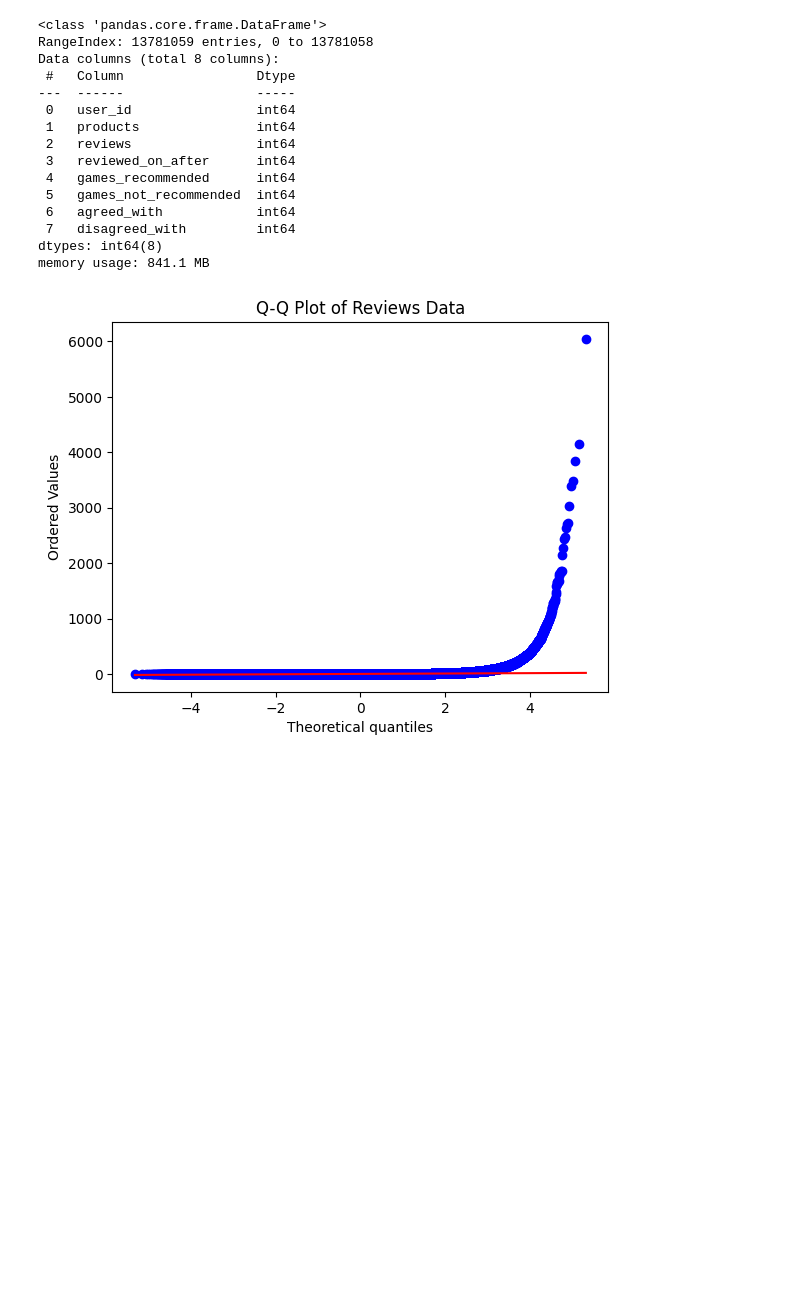
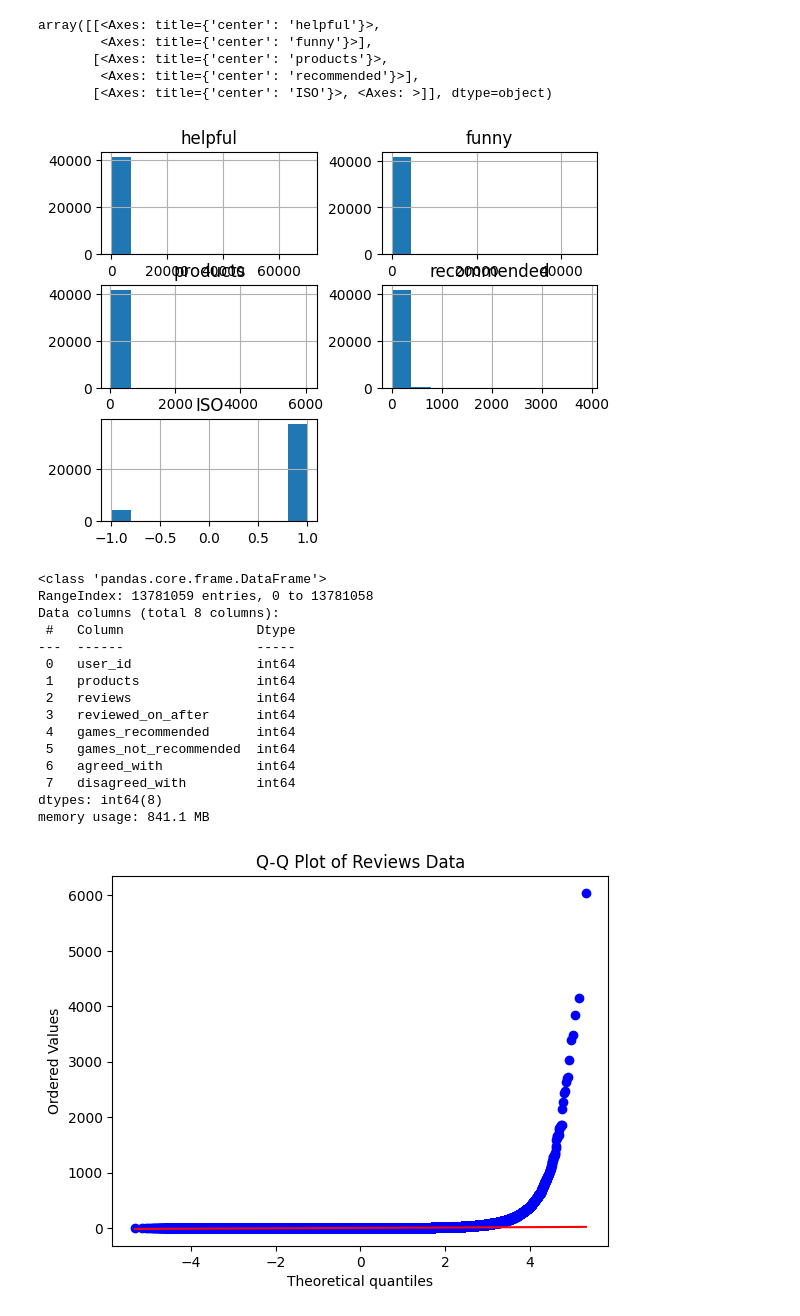
Before and after one commit to swatt45/Capstone, a Jupyter notebook: D502 EDA.ipynb, the cells around one changed output. Saved outputs shown, nothing was run; the diff lists cells and outputs as text; code cells hidden in the pictures; blank space fills up the shorter version.

```diff
--- a/D502 EDA.ipynb
+++ b/D502 EDA.ipynb
@@ -30,7 +30,15 @@ import polars as pl
 # dfreco = pd.read_csv("recommendations.csv")
 # dfreco.to_parquet("recommendations.parquet")
 # %%
-#dfreco = pl.read_parquet("recommendations.parquet")
+dfreco = pd.read_parquet("recommendations.parquet").set_index('review_id')
 #dfgame = pd.read_csv("games.csv")
 #dfuser = pd.read_csv("users.csv")
 #dfmeta = pd.read_json('games_metadata.json', lines=False)
+# %%
+df_user_summary = dfreco.groupby('user_id').agg({'helpful':'sum', 'funny':'sum', 'app_id': 'count', 'is_recommended':'sum'}).rename(columns={'app_id': 'products', 'is_recommended':'recommended'})
+df_user_summary = df_user_summary[(df_user_summary.helpful > 0)|(df_user_summary.funny > 0)]
+df_user_summary = df_user_summary[df_user_summary['products'] >= np.percentile(df_user_summary['products'].values, 99)]
+# %%
+iso = IsolationForest(contamination=0.1)
+outliers = iso.fit_predict(df_user_summary)
+df_user_summary["ISO"] = outliers
@@ -37,3 +47,12 @@ import polars as pl
+# %%
+df_user_summary.hist()
+# %% [output]
+array([[<Axes: title={'center': 'helpful'}>,
+        <Axes: title={'center': 'funny'}>],
+       [<Axes: title={'center': 'products'}>,
+        <Axes: title={'center': 'recommended'}>],
+       [<Axes: title={'center': 'ISO'}>, <Axes: >]], dtype=object)
+[figure, added]
 # %%
 def create_box_and_hist(data, column):
     fig, (ax_hist, ax_box) = plt.subplots(2, figsize=(4, 4), gridspec_kw={"height_ratios": (.85, .15)})
```
Also changed, not shown: parts of 14 cells of this notebook.
